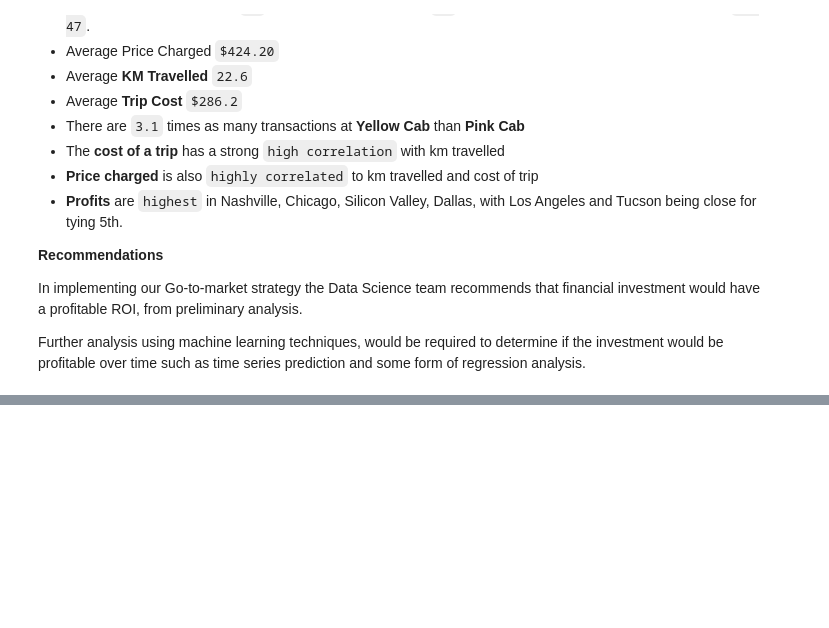
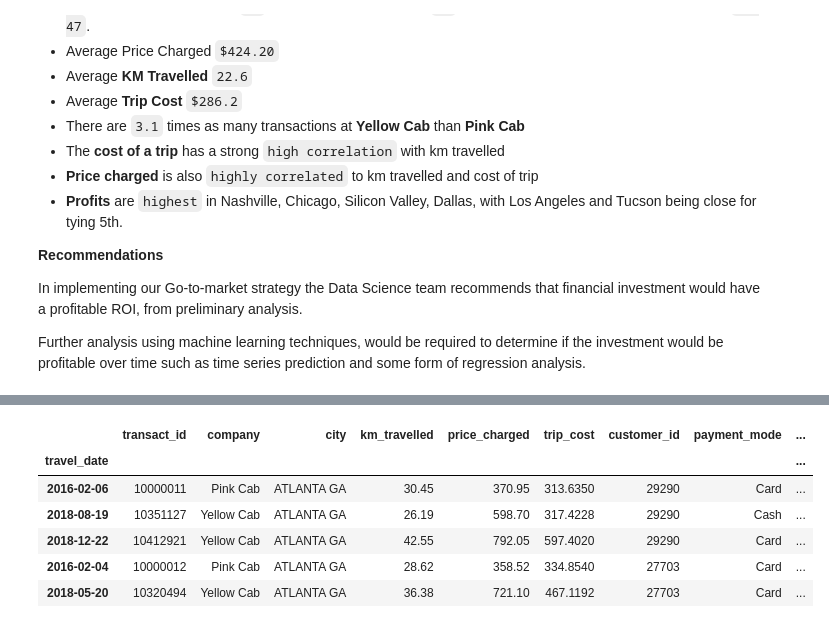
Before and after one commit to DataGlacier/VC, a Jupyter notebook: notebooks/Cab Investment – G2M Strategy.ipynb, the cells around one changed output, grey strips where cells are left out. Drawn from its saved outputs; the diff is of its cells as text; code cells hidden in the pictures; blank space fills up the shorter version.

```diff
--- a/notebooks/Cab Investment – G2M Strategy.ipynb
+++ b/notebooks/Cab Investment – G2M Strategy.ipynb
@@ -621,7 +584,0 @@ price_charged = cab_data.groupby('trip_cost').mean()
-# %%
-def get_profit_yellow(cab_yellow):
-
-    cab_yellow['profit'] = cab_yellow['price_charged'] - cab_yellow['trip_cost']
-    return cab_yellow
-
-get_profit_yellow(cab_yellow)
@@ -773,0 +701,12 @@ cab_data_cleaned = cab_data.to_csv('cab_data_cleaned.csv')
+# %%
+ cab_data['profit'] = cab_data['price_charged'] - cab_data['trip_cost']
+# %%
+cab_data.head()
+# %% [output]
+|  | transact_id | company | city | km_travelled | price_charged | trip_cost | customer_id | payment_mode | ... |
+| travel_date |  |  |  |  |  |  |  |  | ... |
+| 2016-02-06 | 10000011 | Pink Cab | ATLANTA GA | 30.45 | 370.95 | 313.6350 | 29290 | Card | ... |
+| 2018-08-19 | 10351127 | Yellow Cab | ATLANTA GA | 26.19 | 598.70 | 317.4228 | 29290 | Cash | ... |
+| 2018-12-22 | 10412921 | Yellow Cab | ATLANTA GA | 42.55 | 792.05 | 597.4020 | 29290 | Card | ... |
+| 2016-02-04 | 10000012 | Pink Cab | ATLANTA GA | 28.62 | 358.52 | 334.8540 | 27703 | Card | ... |
+| 2018-05-20 | 10320494 | Yellow Cab | ATLANTA GA | 36.38 | 721.10 | 467.1192 | 27703 | Card | ... |
```
Also changed, not shown: parts of 15 cells of this notebook, 34 other files.
